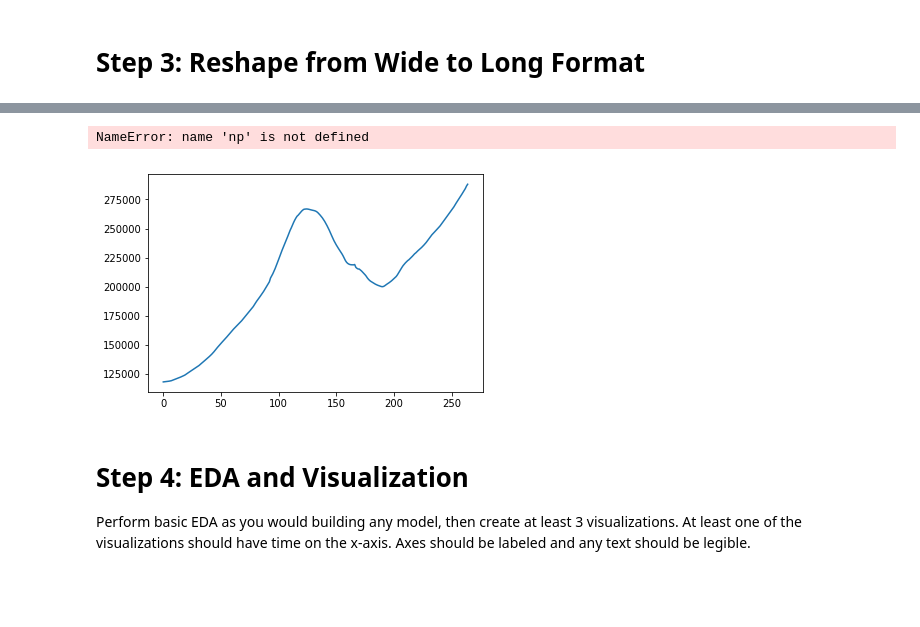
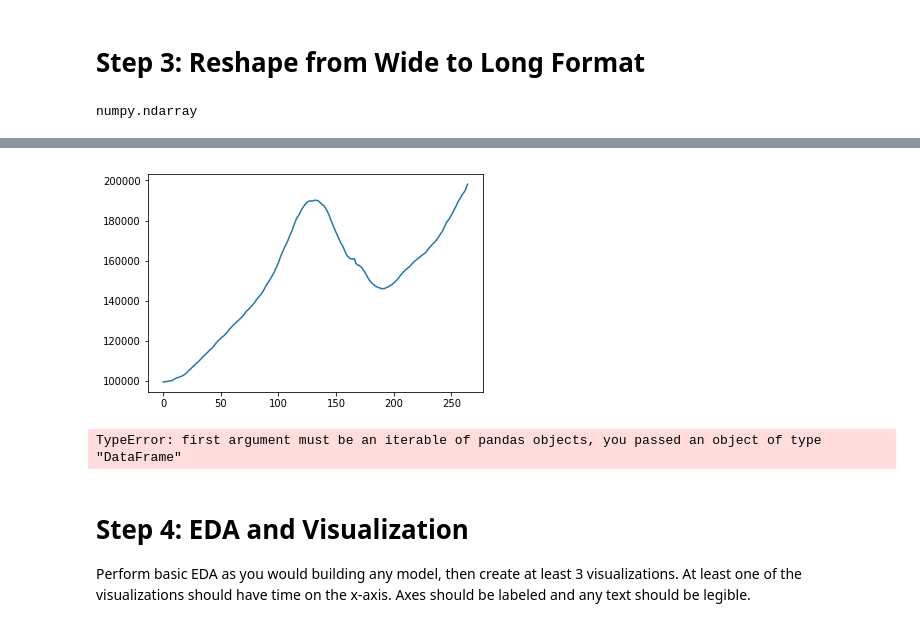
Before and after one commit to zapatos24/mod_4_project, a Jupyter notebook: reikes.ipynb, the cells around one changed output, grey strips where cells are left out. Saved outputs shown, nothing was run; the diff lists cells and outputs as text; code cells hidden in the pictures; blank space fills up the shorter version.

Commit message:
code to find zipcodes to model

```diff
--- a/reikes.ipynb
+++ b/reikes.ipynb
@@ -67,7 +67,7 @@ def melt_data(df):
     melted = pd.melt(df, id_vars=['RegionName', 'City', 'State', 'Metro', 'CountyName', 'RegionID', 'SizeRank'], var_name='time')
     melted['time'] = pd.to_datetime(melted['time'], infer_datetime_format=True)
     melted = melted.dropna(subset=['value'])
-    return melted.groupby('time').aggregate({'value':'mean'})
+    return melted.groupby('time').aggregate({'value':'median'})
 cut_data = data.drop(['RegionID', 'City', 'State', 'CountyName', 'SizeRank', 'Metro'], axis=1)
 cut_data.rename({'RegionName': 'zipcode'}, axis=1, inplace=True)
 zipcodes = []
@@ -76,24 +76,33 @@ for row in range(len(cut_data)):
     zipcodes.append(int(cut_data.iloc[row]['zipcode']))
     series = pd.DataFrame(cut_data.iloc[row].iloc[1:]).rename({row:'values'}, axis=1)
     time_series.append(series)
+# %%
+type(time_series[0].values)
+# %% [output]
+numpy.ndarray
 # %%
 monthly_medians = melt_data(data)
 import matplotlib.pyplot as plt
 plt.plot(monthly_medians.values)
-
+import numpy as np
 import plotly.plotly as py
 from plotly.offline import init_notebook_mode
 init_notebook_mode()
 import plotly.graph_objs as go
 # data = go.Scatter(x = monthly_medians)
-
 for zipcode in time_series:
     for j in range(len(zipcode)):
-        if np.isnan(zipcode.iloc[-1-j]):
+        if np.isnan(zipcode.iloc[-1-j].values[0]):
             base = zipcode.iloc[-j]
             ratio = monthly_medians.iloc[-1-j] / monthly_medians.iloc[-j]
-            zipcode[-1-j] = (base * ratio)
+            zipcode.iloc[-1-j] = (base * ratio)
 # %% [output]
 [interactive output not drawn]
-NameError: name 'np' is not defined
-[figure, old version]
+[figure, new version]
+# %%
+import csv
+time_series = pd.concat(time_series)
+time_series['zipcode'] = expanded_zips
+pd.concat(time_series).to_csv('time_series.csv')
+# %% [output]
+TypeError: first argument must be an iterable of pandas objects, you passed an object of type "DataFrame"
```
Also changed, not shown: parts of 2 cells of this notebook, 2 other files.
